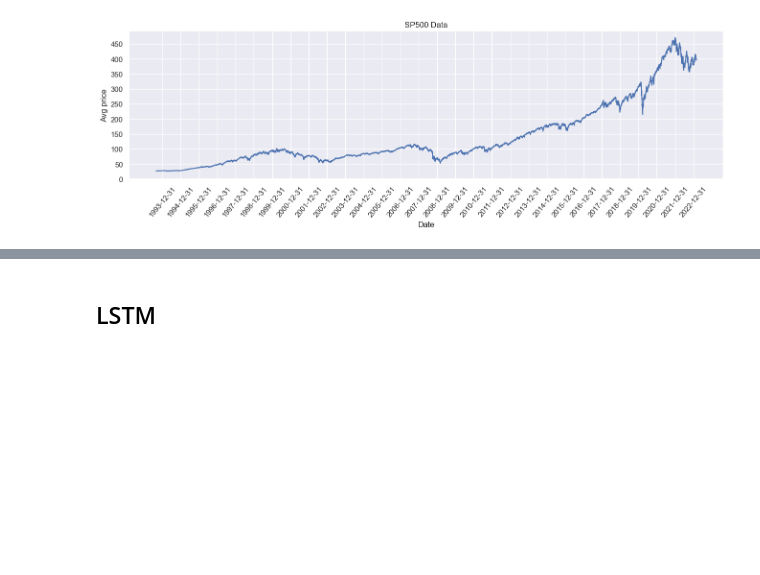
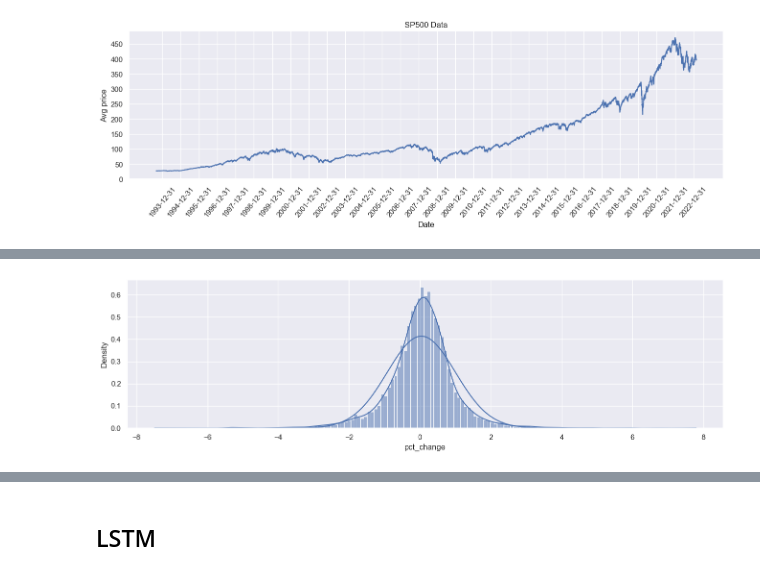
Before and after one commit to okenreed/aai501_final, a Jupyter notebook: final.ipynb, the cells around one changed output, grey strips where cells are left out. Cells and saved outputs as stored; diff of their text form; code cells hidden in the pictures; blank space fills up the shorter version.

```diff
--- a/final.ipynb
+++ b/final.ipynb
@@ -87,0 +89,16 @@ plt.show()
+# %%
+mean = df['pct_change'].mean()
+std = df['pct_change'].std()
+# %%
+from scipy import stats
+
+x = np.linspace(df['pct_change'].min(), df['pct_change'].max(), len(df))
+pdf = stats.norm.pdf(x, loc=mean, scale=std)
+
+pdf2 = stats.norm.pdf(x, loc=mean, scale=std/1.4)
+
+sns.lineplot(x=x, y=pdf)
+sns.histplot(df['pct_change'], stat='density', kde=True)
+plt.show()
+# %% [output]
+[figure, added]
```
Also changed, not shown: parts of 12 cells of this notebook.
